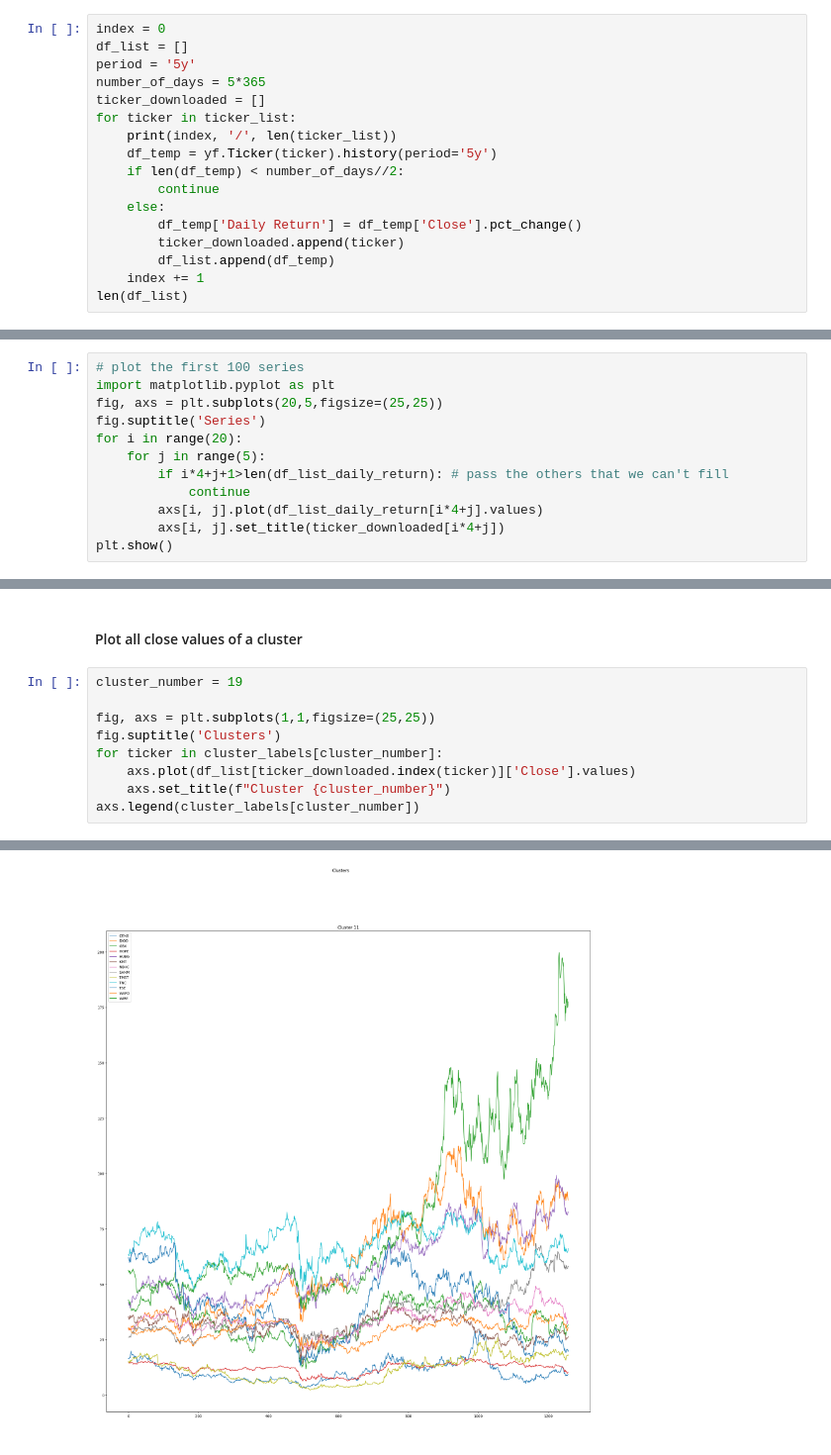
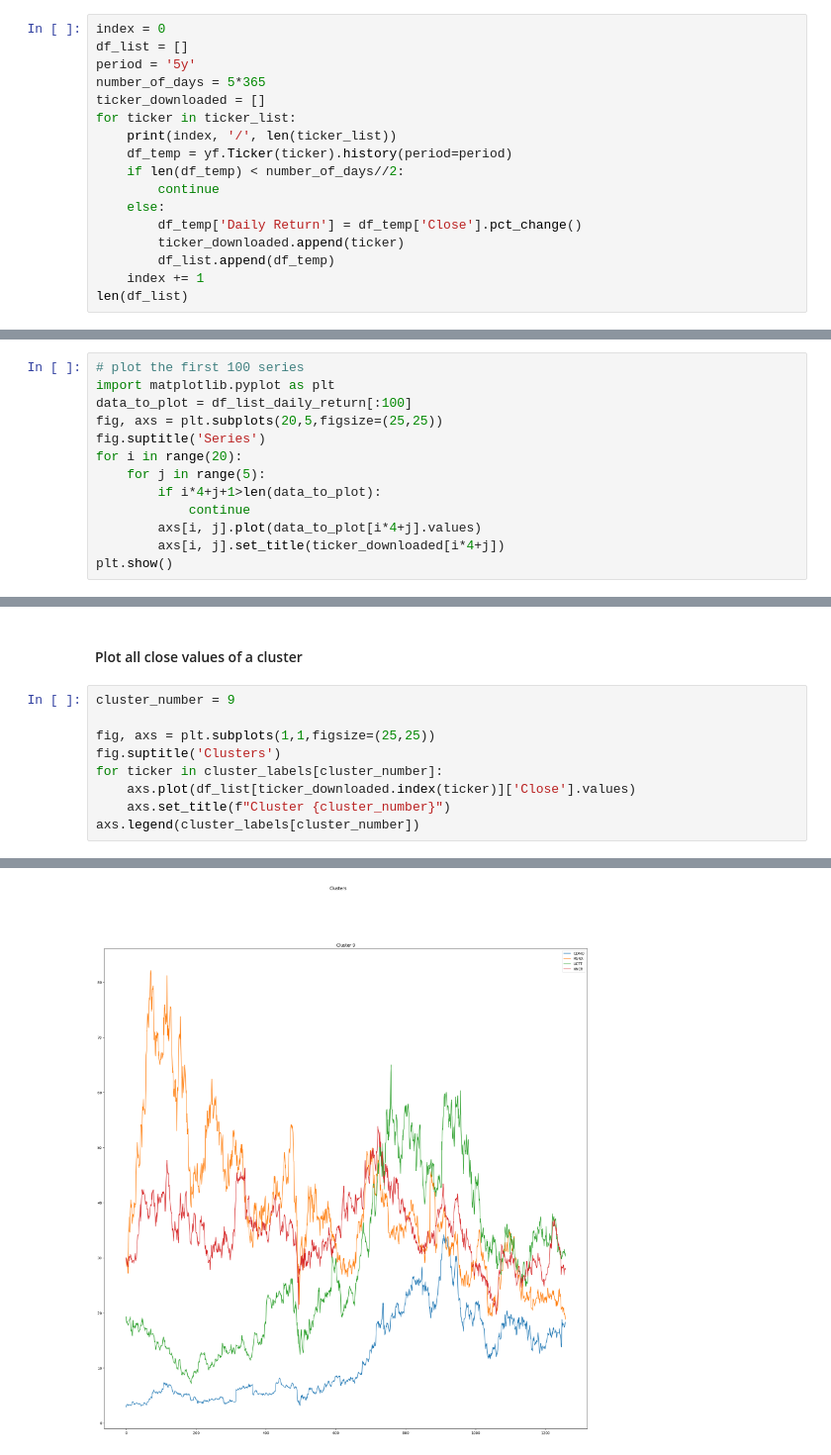
Before and after one commit to MaximeSzymanski/StocksClustering, a Jupyter notebook: clustering_stocks.ipynb, the cells around one changed output, grey strips where cells are left out. Shown at 99% size. Cells and saved outputs as stored; diff of their text form.

```diff
--- a/clustering_stocks.ipynb
+++ b/clustering_stocks.ipynb
@@ -65,7 +65,7 @@ number_of_days = 5*365
 ticker_downloaded = []
 for ticker in ticker_list:
     print(index, '/', len(ticker_list))
-    df_temp = yf.Ticker(ticker).history(period='5y')
+    df_temp = yf.Ticker(ticker).history(period=period)
     if len(df_temp) < number_of_days//2:
         continue
     else:
@@ -85,13 +85,14 @@ for df in df_list:
 # %%
 # plot the first 100 series
 import matplotlib.pyplot as plt
+data_to_plot = df_list_daily_return[:100]
 fig, axs = plt.subplots(20,5,figsize=(25,25))
 fig.suptitle('Series')
 for i in range(20):
     for j in range(5):
-        if i*4+j+1>len(df_list_daily_return): # pass the others that we can't fill
+        if i*4+j+1>len(data_to_plot):
             continue
-        axs[i, j].plot(df_list_daily_return[i*4+j].values)
+        axs[i, j].plot(data_to_plot[i*4+j].values)
         axs[i, j].set_title(ticker_downloaded[i*4+j])
 plt.show()
 # %% [output]
@@ -231,14 +229,14 @@ Cluster  25  :  ['ABG', 'AEIS', 'AGO', 'AGYS', 'ALEX', 'ALRM', 'ANIK', 'AORT', '
 # %% [markdown]
 #### Plot all close values of a cluster
 # %%
-cluster_number = 19
+cluster_number = 9
 
 fig, axs = plt.subplots(1,1,figsize=(25,25))
 fig.suptitle('Clusters')
 for ticker in cluster_labels[cluster_number]:
     axs.plot(df_list[ticker_downloaded.index(ticker)]['Close'].values)
     axs.set_title(f"Cluster {cluster_number}")
 axs.legend(cluster_labels[cluster_number])
 # %% [output]
 <matplotlib.legend.Legend at 0x...>
-[figure, old version]
+[figure, new version]
```
Also changed, not shown: parts of 8 cells of this notebook.
